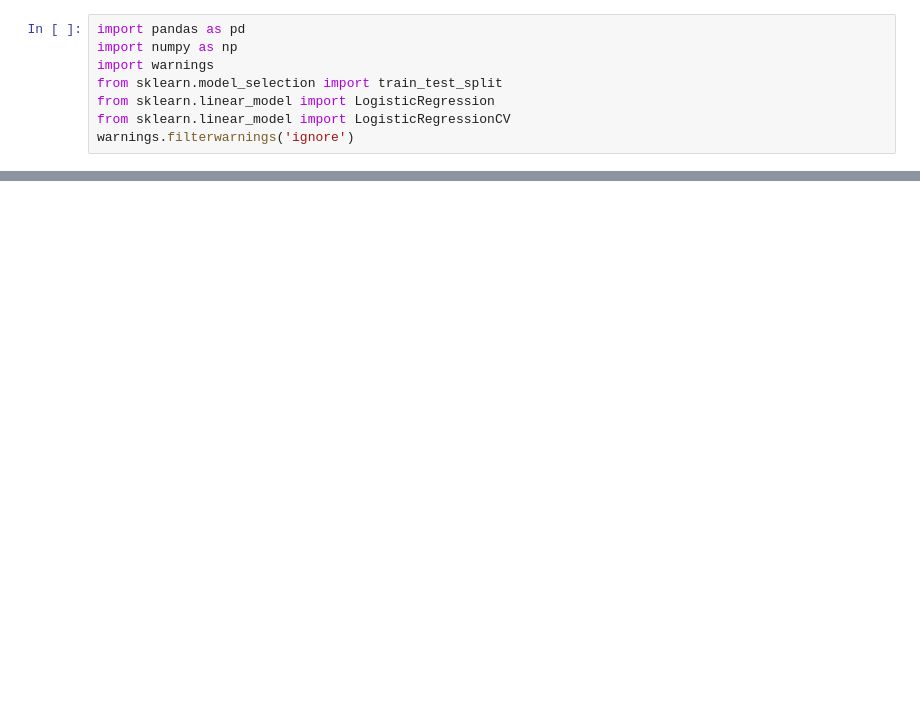
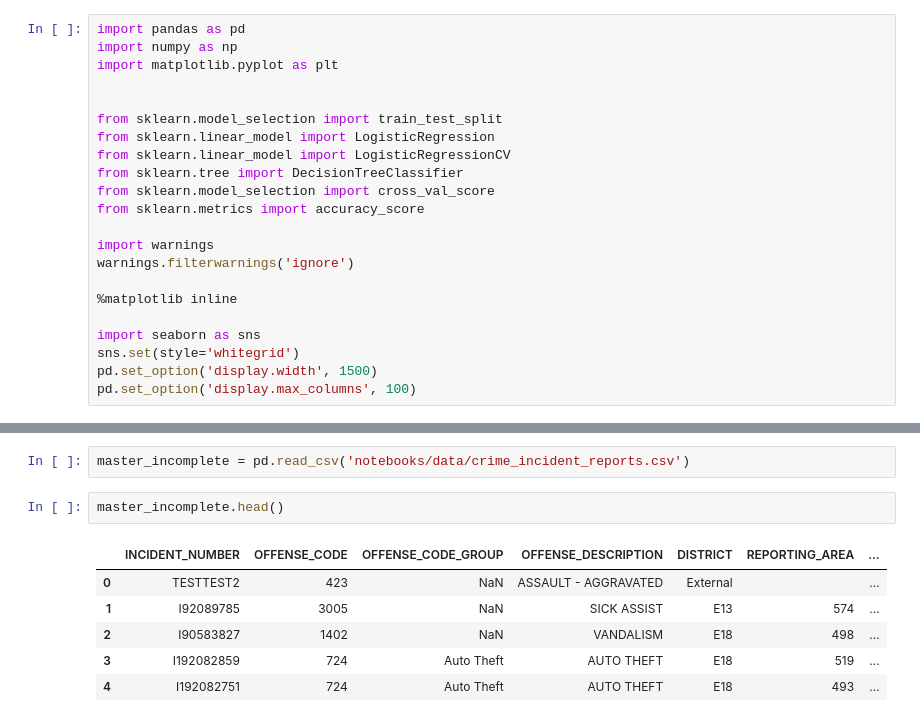
Before and after one commit to cs109a-crime/cs109a-crime.github.io, a Jupyter notebook: notebooks/daphne_tinker_part2.ipynb, the cells around one changed output, grey strips where cells are left out. Saved outputs shown, nothing was run; the diff lists cells and outputs as text; blank space fills up the shorter version.

```diff
--- a/notebooks/daphne_tinker_part2.ipynb
+++ b/notebooks/daphne_tinker_part2.ipynb
@@ -1,10 +1,24 @@
 # %%
 import pandas as pd
 import numpy as np
-import warnings
+import matplotlib.pyplot as plt
+
+
 from sklearn.model_selection import train_test_split
 from sklearn.linear_model import LogisticRegression
 from sklearn.linear_model import LogisticRegressionCV
+from sklearn.tree import DecisionTreeClassifier
+from sklearn.model_selection import cross_val_score
+from sklearn.metrics import accuracy_score
+
+import warnings
 warnings.filterwarnings('ignore')
+
+%matplotlib inline
+
+import seaborn as sns
+sns.set(style='whitegrid')
+pd.set_option('display.width', 1500)
+pd.set_option('display.max_columns', 100)
 # %%
 # import master dataframe
@@ -35,0 +125,11 @@ LogisticRegression(C=100000, class_weight=None, dual=False,
+# %%
+master_incomplete = pd.read_csv('notebooks/data/crime_incident_reports.csv')
+# %%
+master_incomplete.head()
+# %% [output]
+|  | INCIDENT_NUMBER | OFFENSE_CODE | OFFENSE_CODE_GROUP | OFFENSE_DESCRIPTION | DISTRICT | REPORTING_AREA | ... |
+| 0 | TESTTEST2 | 423 | NaN | ASSAULT - AGGRAVATED | External |  | ... |
+| 1 | I92089785 | 3005 | NaN | SICK ASSIST | E13 | 574 | ... |
+| 2 | I90583827 | 1402 | NaN | VANDALISM | E18 | 498 | ... |
+| 3 | I192082859 | 724 | Auto Theft | AUTO THEFT | E18 | 519 | ... |
+| 4 | I192082751 | 724 | Auto Theft | AUTO THEFT | E18 | 493 | ... |
```
Also changed, not shown: parts of 10 cells of this notebook.
